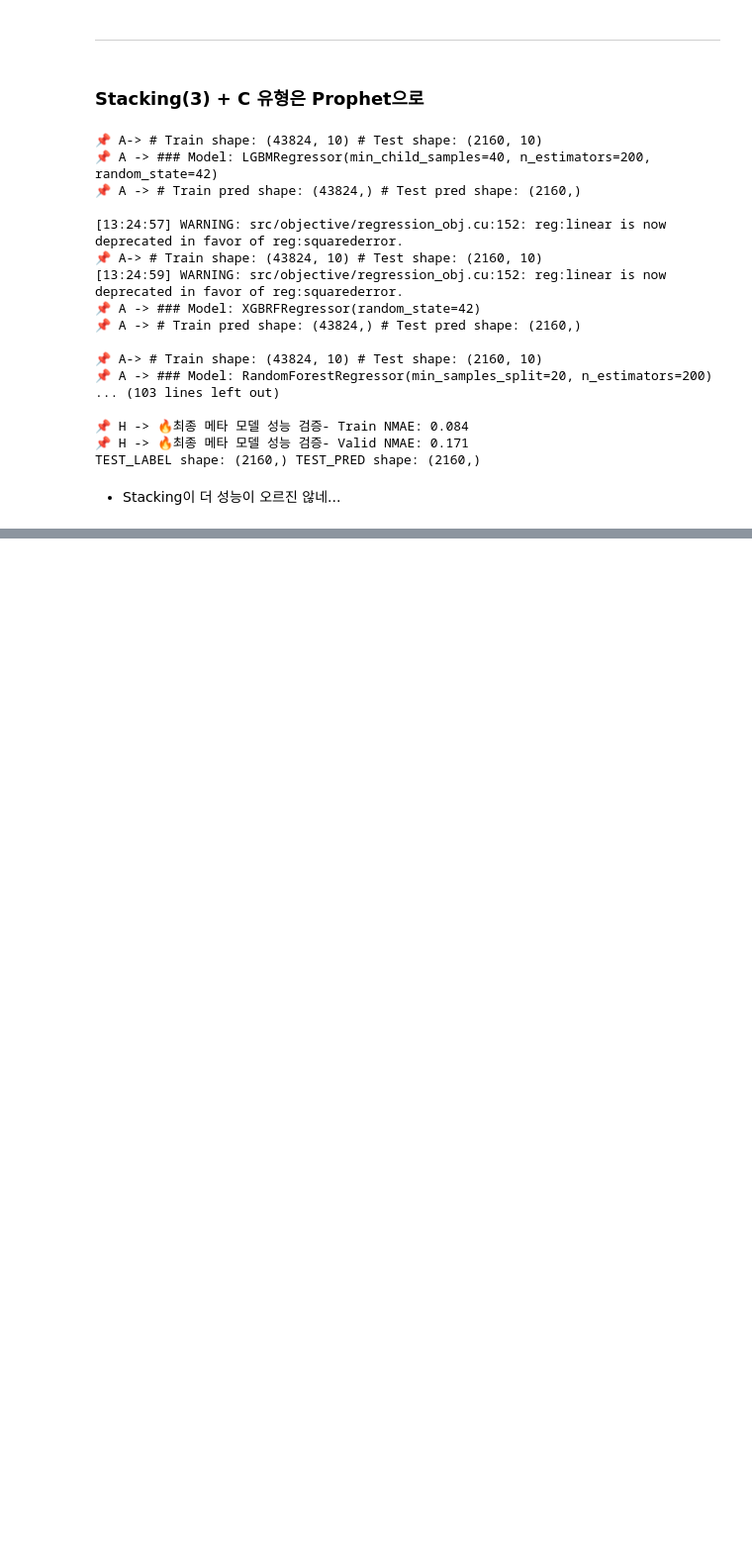
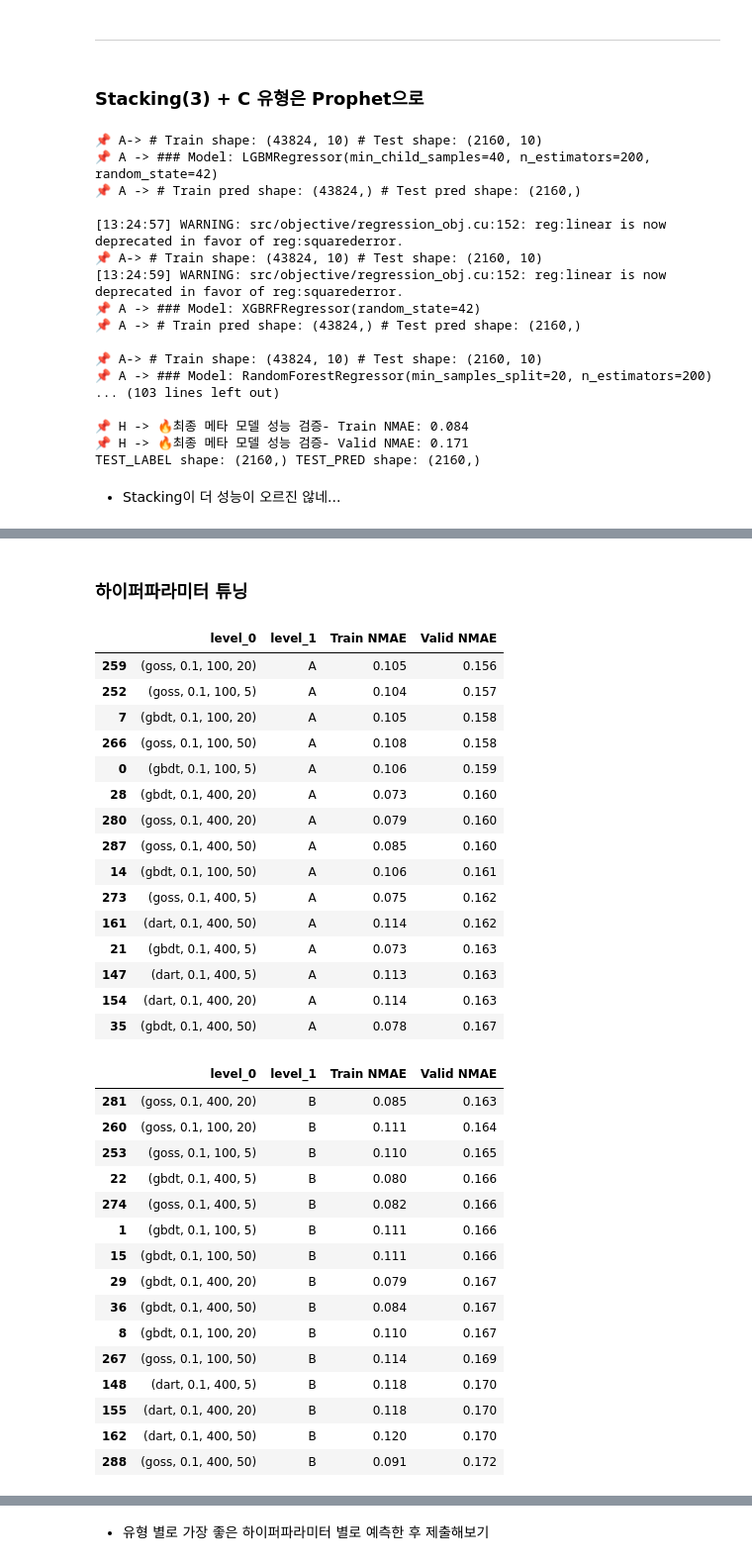
Before and after one commit to young-hun-jo/KaggleStruggle, a Jupyter notebook: dacon_gas/Version4.ipynb, the cells around one changed output, grey strips where cells are left out. Shown at 99% size. Cells and saved outputs as stored; diff of their text form; code cells hidden in the pictures; blank space fills up the shorter version.

Commit message:
GridSearch(LGBM)

```diff
--- a/dacon_gas/Version4.ipynb
+++ b/dacon_gas/Version4.ipynb
@@ -996,0 +1468,9 @@ final_csv.to_csv(os.path.join(csv_path, filename), index=False)
+# %%
+xgb = XGBRegressor(n_estimators=100, random_state=42)
+lgbm = LGBMRegressor(n_estimators=100, random_state=42)
+hybrid = VotingRegressor([('xgb', xgb), ('lgbm', lgbm)])
+
+submission_csv = pd.read_csv('/Users/younghun/Desktop/gitrepo/KaggleStruggle/dacon_gas/sample_submission.csv')
+
+# Predict
+pred_csv = predict_scaling_ftr(final_df=fe_df, model=hybrid, submission_csv=submission_csv)
@@ -996,0 +1495,2 @@ final_csv.to_csv(os.path.join(csv_path, filename), index=False)
+# %% [markdown]
+### 하이퍼파라미터 튜닝
@@ -996,0 +1540,66 @@ final_csv.to_csv(os.path.join(csv_path, filename), index=False)
+# %%
+from itertools import product
+from tqdm import tqdm
+
+boosting_type = ['gbdt', 'dart', 'goss']
+learning_rate = [0.1, 0.001, 0.0001]
+n_estimators = [100, 400]
+min_child_samples = [5, 20, 50]
+params = [boosting_type, learning_rate, n_estimators, min_child_samples]
+
+metric_df = pd.DataFrame()
+flag = 0
+for comb in tqdm(list(product(*params))):
+    flag += 1
+    lgbm = LGBMRegressor(boosting_type=comb[0], learning_rate=comb[1],
+                         n_estimators=comb[2], min_child_samples=comb[3], random_state=42)
+    gubuns, TRAIN_NMAE, VALID_NMAE = grid_search(final_df=fe_df, model=lgbm)
+    # 멀티인덱스 설정
+    multi_idx = pd.MultiIndex.from_tuples(tuple(((comb, g) for g in gubuns)))
+    eval_df = pd.DataFrame(index=multi_idx)
+    eval_df['Train NMAE'] = TRAIN_NMAE
+    eval_df['Valid NMAE'] = VALID_NMAE
+    metric_df = pd.concat([metric_df, eval_df], axis=0)
+# %%
+
+test_df = metric_df.reset_index()
+# %%
+gubuns = ['A', 'B', 'C', 'D', 'E', 'G', 'H']
+
+for gubun in gubuns:
+    sub_df = test_df[test_df['level_1'] == gubun]
+    sub_df = sub_df.sort_values(by=['Valid NMAE', 'Train NMAE'])
+    display(sub_df.head(15))
+# %% [output]
+|  | level_0 | level_1 | Train NMAE | Valid NMAE |
+| 259 | (goss, 0.1, 100, 20) | A | 0.105 | 0.156 |
+| 252 | (goss, 0.1, 100, 5) | A | 0.104 | 0.157 |
+| 7 | (gbdt, 0.1, 100, 20) | A | 0.105 | 0.158 |
+| 266 | (goss, 0.1, 100, 50) | A | 0.108 | 0.158 |
+| 0 | (gbdt, 0.1, 100, 5) | A | 0.106 | 0.159 |
+| 28 | (gbdt, 0.1, 400, 20) | A | 0.073 | 0.160 |
+| 280 | (goss, 0.1, 400, 20) | A | 0.079 | 0.160 |
+| 287 | (goss, 0.1, 400, 50) | A | 0.085 | 0.160 |
+| 14 | (gbdt, 0.1, 100, 50) | A | 0.106 | 0.161 |
+| 273 | (goss, 0.1, 400, 5) | A | 0.075 | 0.162 |
+| 161 | (dart, 0.1, 400, 50) | A | 0.114 | 0.162 |
+| 21 | (gbdt, 0.1, 400, 5) | A | 0.073 | 0.163 |
+| 147 | (dart, 0.1, 400, 5) | A | 0.113 | 0.163 |
+| 154 | (dart, 0.1, 400, 20) | A | 0.114 | 0.163 |
+| 35 | (gbdt, 0.1, 400, 50) | A | 0.078 | 0.167 |
+|  | level_0 | level_1 | Train NMAE | Valid NMAE |
+| 281 | (goss, 0.1, 400, 20) | B | 0.085 | 0.163 |
+| 260 | (goss, 0.1, 100, 20) | B | 0.111 | 0.164 |
+| 253 | (goss, 0.1, 100, 5) | B | 0.110 | 0.165 |
+| 22 | (gbdt, 0.1, 400, 5) | B | 0.080 | 0.166 |
+| 274 | (goss, 0.1, 400, 5) | B | 0.082 | 0.166 |
+| 1 | (gbdt, 0.1, 100, 5) | B | 0.111 | 0.166 |
+| 15 | (gbdt, 0.1, 100, 50) | B | 0.111 | 0.166 |
+| 29 | (gbdt, 0.1, 400, 20) | B | 0.079 | 0.167 |
+| 36 | (gbdt, 0.1, 400, 50) | B | 0.084 | 0.167 |
+| 8 | (gbdt, 0.1, 100, 20) | B | 0.110 | 0.167 |
+| 267 | (goss, 0.1, 100, 50) | B | 0.114 | 0.169 |
+| 148 | (dart, 0.1, 400, 5) | B | 0.118 | 0.170 |
+| 155 | (dart, 0.1, 400, 20) | B | 0.118 | 0.170 |
+| 162 | (dart, 0.1, 400, 50) | B | 0.120 | 0.170 |
+| 288 | (goss, 0.1, 400, 50) | B | 0.091 | 0.172 |
@@ -996,0 +1686,2 @@ final_csv.to_csv(os.path.join(csv_path, filename), index=False)
+# %% [markdown]
+- 유형 별로 가장 좋은 하이퍼파라미터 별로 예측한 후 제출해보기
```
Also changed, not shown: parts of 32 cells of this notebook.
